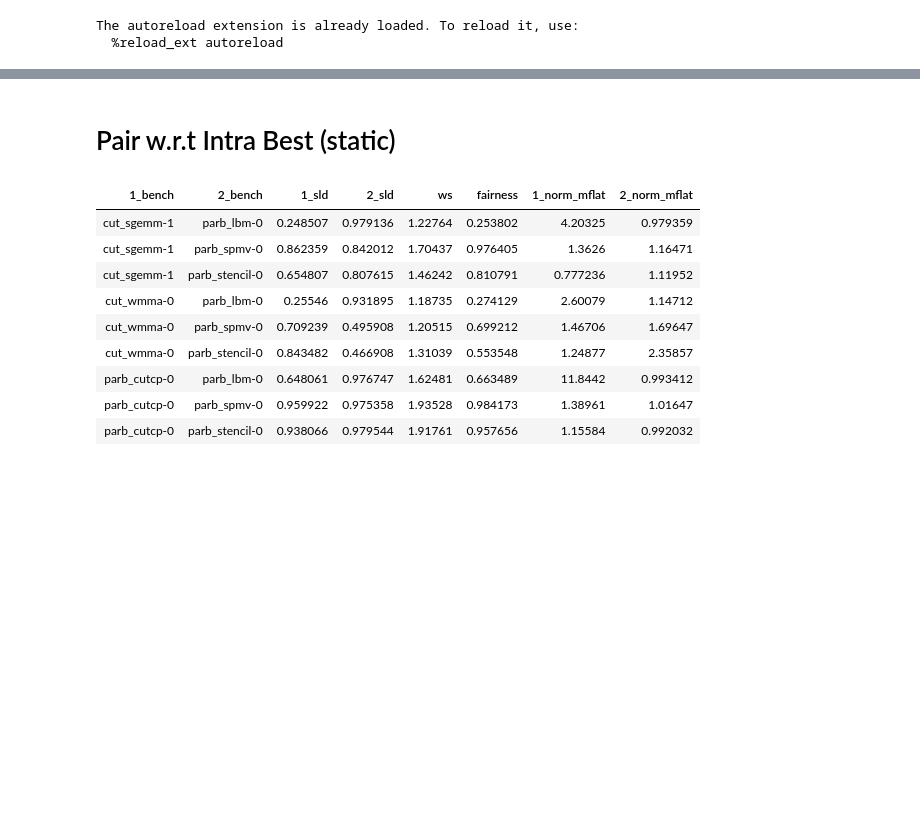
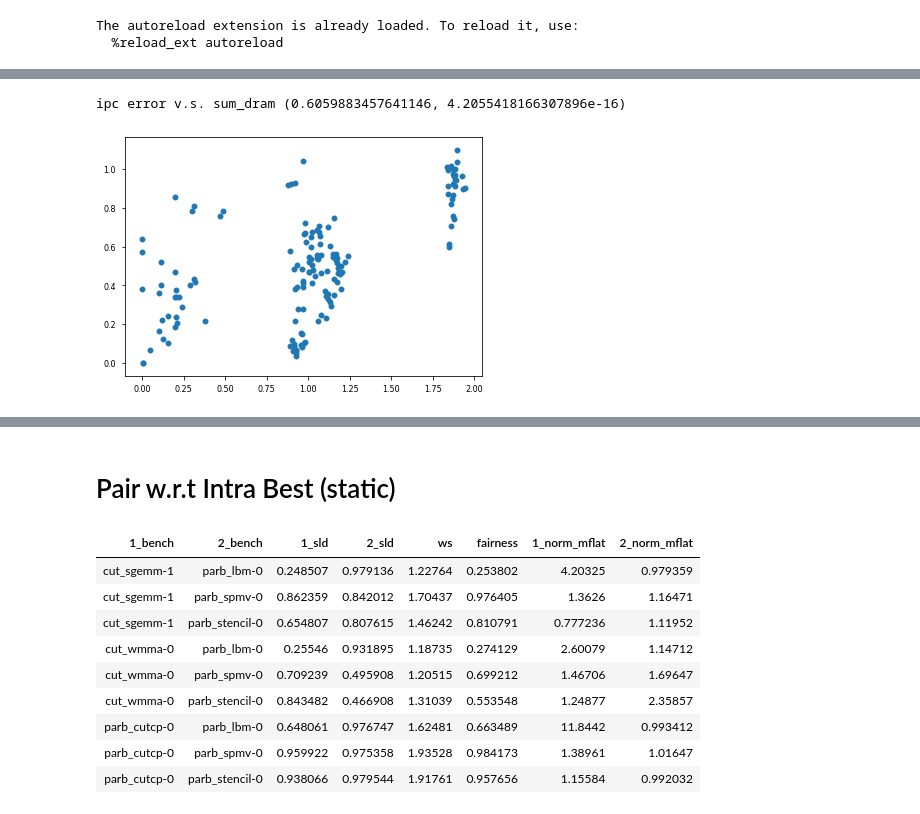
Before and after one commit to UofT-EcoSystem/GPU-Virtualization-Benchmarks, a Jupyter notebook: util/data/notebooks/View_Pairs.ipynb, the cells around one changed output, grey strips where cells are left out. Saved outputs shown, nothing was run; the diff lists cells and outputs as text; code cells hidden in the pictures; blank space fills up the shorter version.

```diff
--- a/util/data/notebooks/View_Pairs.ipynb
+++ b/util/data/notebooks/View_Pairs.ipynb
@@ -44 +64,10 @@ output = os.path.join(PKL_PATH, 'pair_dynamic_seq.pkl')
+# %%
+# correlation btw difference in sum_ipc and sum_dram
+df_dynamic['error'] = np.abs(df_dynamic['sum_ipc'] - df_dynamic['ws'])
+print('ipc error v.s. sum_dram', scipy.stats.pearsonr(df_dynamic['sum_dram'], df_dynamic['error']))
+plt.scatter(df_dynamic['sum_dram'], df_dynamic['error'])
+plt.show()
+# %% [output]
+ipc error v.s. sum_dram (0.6059883457641146, 4.2055418166307896e-16)
+[figure, added]
 # %%
```
Also changed, not shown: parts of 7 cells of this notebook, 3 other files.
